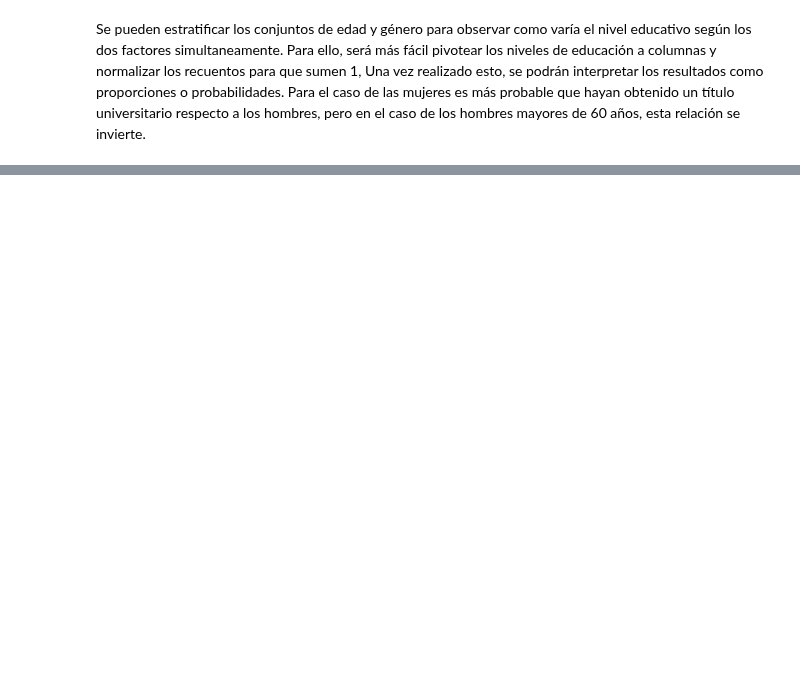
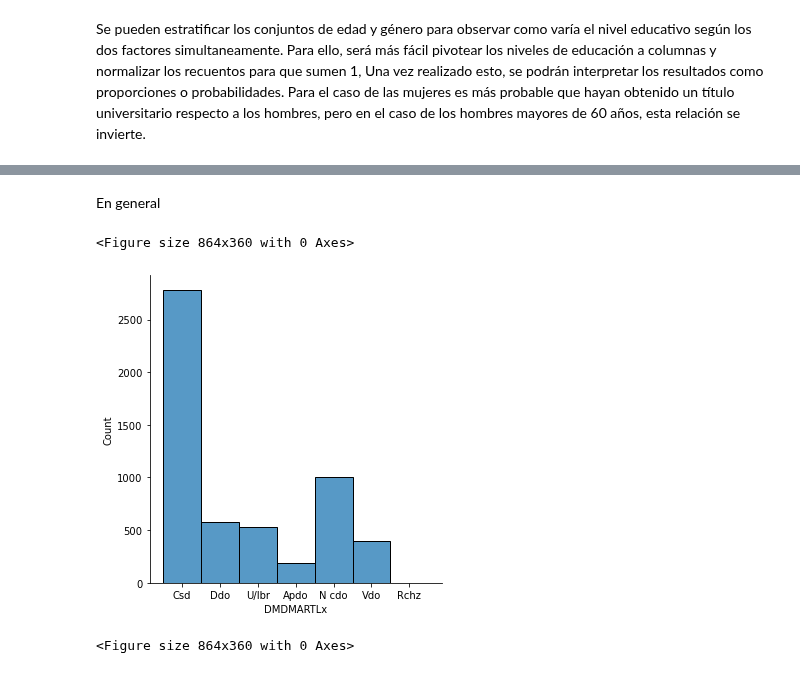
Before and after one commit to onavarrete04/Introduccion-Ciencia-Datos, a Jupyter notebook: Caso Univariable NHANES.ipynb, the cells around one changed output, grey strips where cells are left out. Drawn from its saved outputs; the diff is of its cells as text; code cells hidden in the pictures; blank space fills up the shorter version.

```diff
--- a/Caso Univariable NHANES.ipynb
+++ b/Caso Univariable NHANES.ipynb
@@ -358,0 +350,10 @@ agegrp   RIAGENDRx
+# %%
+# Tabla de frecuencias para todas las personas
+
+data["DMDMARTLx"] = data.DMDMARTL.replace({1:"Csd", 2:"Vdo",3:"Ddo",
+                                       4:"Apdo", 5:"N cdo",
+                                       6:"U/lbr", 77:"Rchz",
+                                       99:"No/sb"
+                                      })
+
+data.DMDMARTLx.value_counts()
@@ -358,0 +415,10 @@ agegrp   RIAGENDRx
+# %%
+# Intentando nuevamente realizando corte de intervalos
+data["grupo_años"] = pd.cut(data.RIDAGEYR, bins=[31,40],right=False)
+print(data.groupby("grupo_años")["RIDAGEYR"].min())
+print(data.groupby("grupo_años")["RIDAGEYR"].max())
+print("--")
+selecciones = ((data.RIDAGEYR <40)&(data.RIDAGEYR>30)) # subconjunto de datos
+# Utilizando el metodo where
+print(data.where(selecciones).RIDAGEYR.min())
+print(data.where(selecciones).RIDAGEYR.max())
@@ -358,0 +478,12 @@ agegrp   RIAGENDRx
+# %% [markdown]
+En general
+# %%
+
+sns.displot(data.DMDMARTLx.dropna())
+plt.figure(figsize=(12,5))
+
+     # insert your code here
+# %% [output]
+<Figure size 864x360 with 0 Axes>
+[figure, added]
+<Figure size 864x360 with 0 Axes>
```
Also changed, not shown: parts of 25 cells of this notebook.
